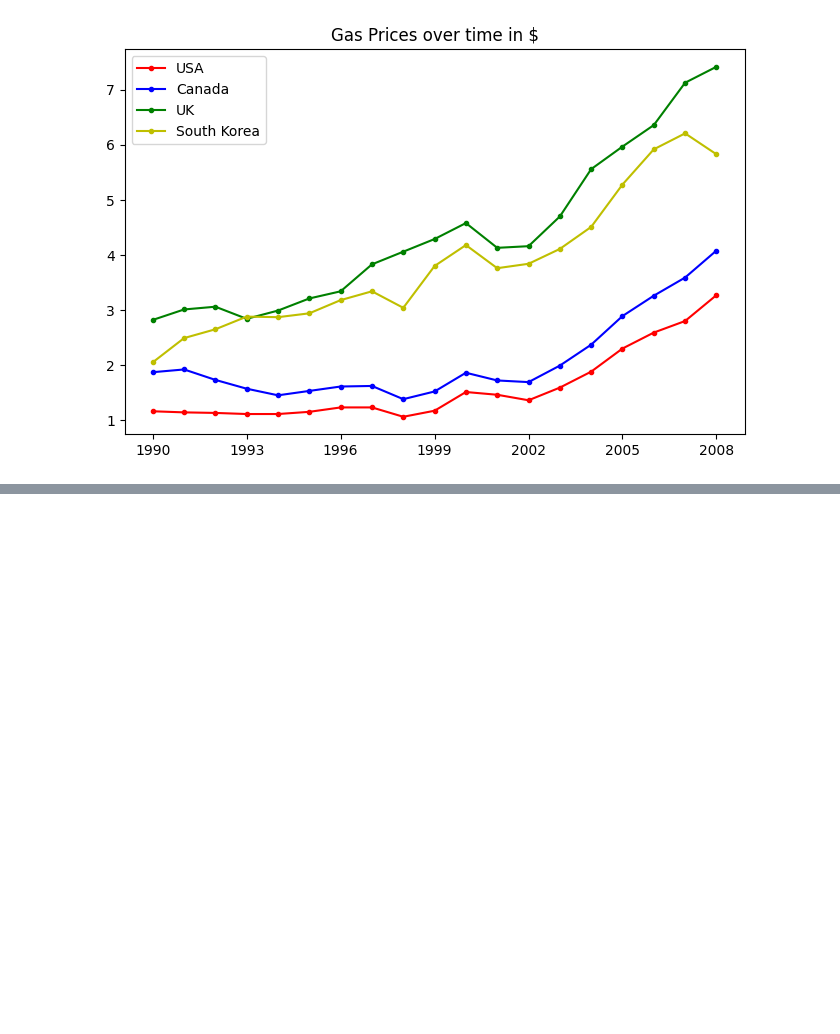
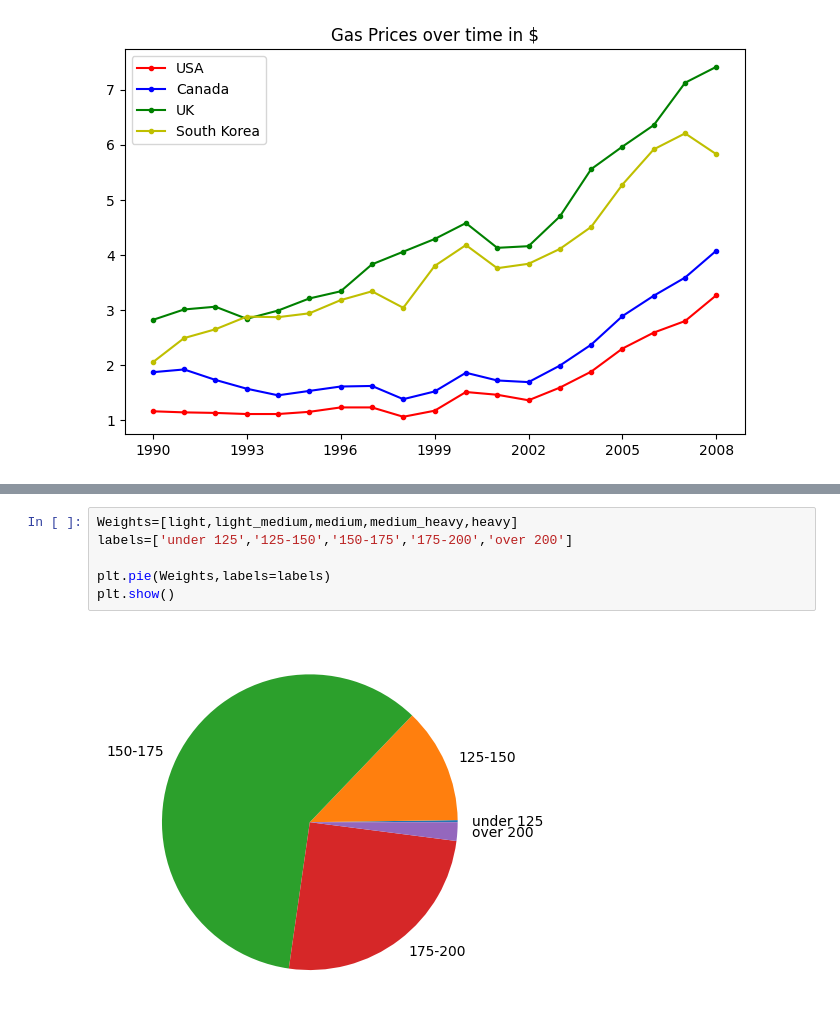
Before and after one commit to Gagansherigar/MLAlgosrfromScratch, a Jupyter notebook: Matplot.ipynb, the cells around one changed output, grey strips where cells are left out. Saved outputs shown, nothing was run; the diff lists cells and outputs as text; blank space fills up the shorter version.

```diff
--- a/Matplot.ipynb
+++ b/Matplot.ipynb
@@ -21,0 +80,8 @@ plt.show()
+# %%
+Weights=[light,light_medium,medium,medium_heavy,heavy]
+labels=['under 125','125-150','150-175','175-200','over 200']
+
+plt.pie(Weights,labels=labels)
+plt.show()
+# %% [output]
+[figure, added]
```
Also changed, not shown: parts of 6 cells of this notebook.
